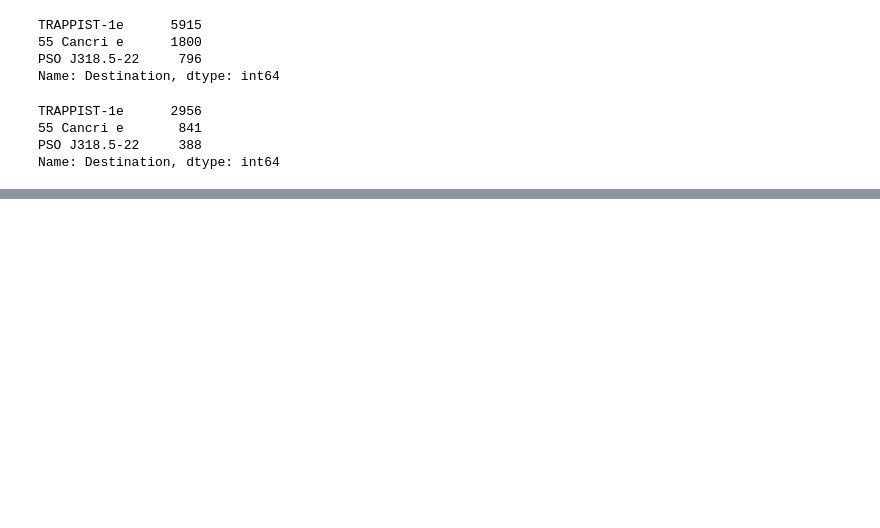
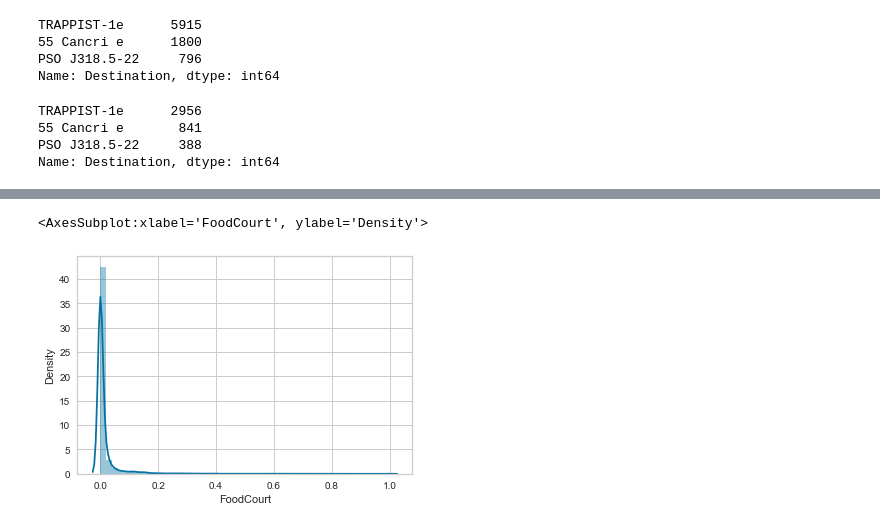
Before and after one commit to marbc3/Spaceship-Titanic, a Jupyter notebook: spaceshiptitanic.ipynb, the cells around one changed output, grey strips where cells are left out. Drawn from its saved outputs; the diff is of its cells as text; code cells hidden in the pictures; blank space fills up the shorter version.

```diff
--- a/spaceshiptitanic.ipynb
+++ b/spaceshiptitanic.ipynb
@@ -247,0 +304,5 @@ df_test['Destination'].fillna(df_test['Destination'].mode()[0], inplace=True)
+# %%
+sns.distplot(df.FoodCourt)
+# %% [output]
+<AxesSubplot:xlabel='FoodCourt', ylabel='Density'>
+[figure, added]
```
Also changed, not shown: parts of 49 cells of this notebook.
